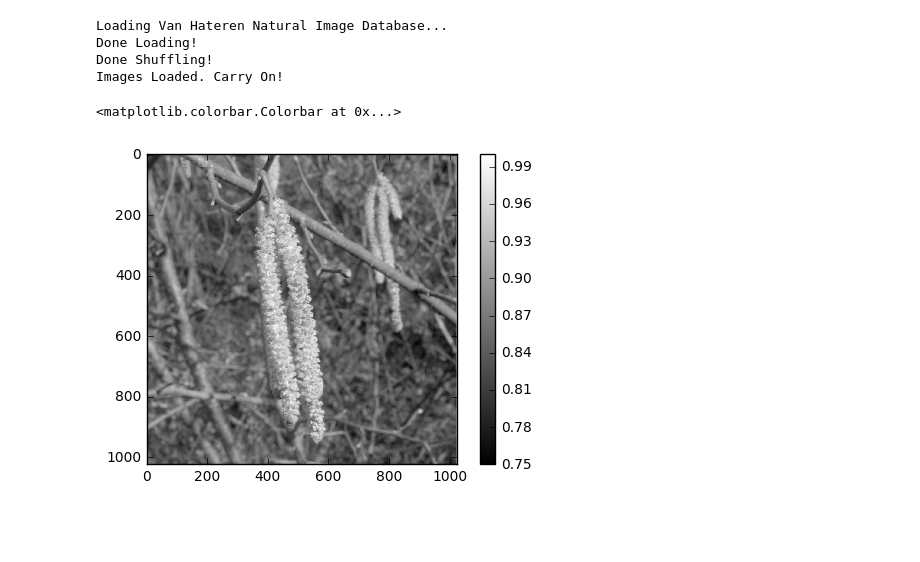
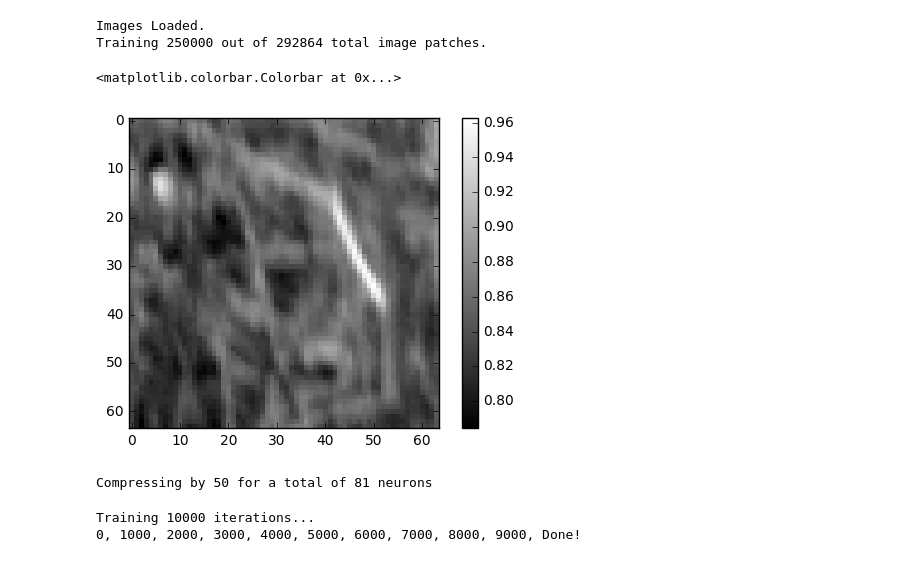
Before and after one commit to vdutell/NatVisAutoEncode, a Jupyter notebook: Image Autoencoder.ipynb, the cells around one changed output. Drawn from its saved outputs; the diff is of its cells as text; code cells hidden in the pictures; blank space fills up the shorter version.

Commit message:
fixed training sizes too large

```diff
--- a/Image Autoencoder.ipynb
+++ b/Image Autoencoder.ipynb
@@ -42,44 +34,43 @@ except NameError:
     vhims = imr.vanHateren(
         img_dir='../vanHaterenNaturalImages/VanHaterenNaturalImagesCurated.h5',
         #normalize = True
-        #patch_edge_size=patchsize
+        patch_edge_size=patchsize
         )
     print("Done Loading!")
-    #np.random.shuffle(vhims.images)
+    np.random.shuffle(vhims.images)
     print("Done Shuffling!")
 
-    ##reduce images so we only hold in memory the ones we're using
-    #vhims.images = vhims.images[0:npatchestotal]
-
-print("Images Loaded. Carry On!")
-
-#code to save if i had enough hd space. i shold buy a new computer.
-#f=open('../vanHaterenNaturalImages/vhnormpatches_{}.npy'.format(patchsize),'wb')
-#np.save(f,vhims)
-#f.close()
+print("Images Loaded.")
 
 #params of images
 imxlen = len(vhims.images[0,0,:])
 imylen = len(vhims.images[0,:,0])
+nimages = len(vhims.images[:,0,0])
 
-nneurons = np.int(imxlen*imylen/compression)
+nimstrained = batchsize * iterations
+
+if(nimstrained > nimages):
+    print('ERROR! Trying to train',nimstrained,'images, but we only have',nimages,'images!')
+else:
+    print('Training',nimstrained,'out of',nimages,'total image patches.')
 # %% [output]
-Loading Van Hateren Natural Image Database...
-Done Loading!
-Done Shuffling!
-Images Loaded. Carry On!
+Images Loaded.
+Training 250000 out of 292864 total image patches.
 # %%
 #show an example image
-plt.imshow(vhims.images[30],cmap='gray',interpolation='none')
+plt.imshow(vhims.images[3],cmap='gray',interpolation='none')
 plt.colorbar()
 # %% [output]
 <matplotlib.colorbar.Colorbar at 0x...>
-[figure, old version]
+[figure, new version]
 # %%
+nneurons = np.int(imxlen*imylen/compression)
+print('Compressing by',compression,'for a total of',nneurons,'neurons')
+
 #input image
 x = tf.placeholder(tf.float32, shape=(batchsize, imxlen*imylen),name='input_image')
 #output image
-xp = tf.placeholder(tf.float32, shape=(batchsize,imxlen*imylen),name='output_image')
+#xp = tf.placeholder(tf.float32, shape=(batchsize,imxlen*imylen),name='output_image')
 
 #noise
 nxc = noisexsigma**2
@@ -99,6 +90,8 @@ xp = tf.nn.tanh(tf.matmul(y,tf.transpose(win)))
 cost = tf.sqrt(tf.reduce_mean(tf.square(x-xp)))
 
 train_step = tf.train.GradientDescentOptimizer(learning_rate).minimize(cost)
+# %% [output]
+Compressing by 50 for a total of 81 neurons
 # %%
 #run it!
 #sess = tf.Session
@@ -115,37 +108,26 @@ with tf.Session() as sess:
 
     #train over niterations
     nits = iterations #full run
-    nits = testiterations #test run
 
     print('Training {} iterations...'.format(nits))
     for ii in range(nits):
-        if(ii%(int(nits/10))==0):
+        if(ii%(int((nits)/10))==0):
             print(str(ii)+', ',end="")
-        image = np.reshape(vhims.images[ii*batchsize:(1+ii)*batchsize,:,:],(batchsize,imxlen*imylen)).T.astype(np.float32)
+        image = np.reshape(vhims.images[ii*batchsize:(1+ii)*batchsize,:,:],(batchsize,imxlen*imylen)).astype(np.float32)
         #noise_input = np.random.normal(0,noisexsigma,[patchsize**2,batchsize]).astype(np.float32)*0.
         #noise_response = np.random.normal(0,noisersigma,[nneurons,batchsize]).astype(np.float32)*0.
         hist[0] = image
-        info = sess.run(information, feed_dict={x:image})
         sess.run(train_step, feed_dict={x:image})
 
         #save evolution of params
         objcost = sess.run(cost, feed_dict={x:image})
-        objective_evolution.append(objcost)
+        cost_evolution.append(objcost)
         weightsr = sess.run(win, feed_dict={x:image})
-        weights_evolution.append(np.std(weightsr))
-        #if ii%iterations == 0:
-            #pass
+        weights_evolution.append(np.mean(weightsr))
 
-    #print statements
-    #myweights = w.eval()
-    #print(myweights)
-    #myrlus = reluslope.eval()
-    #print(myrlus)
-    #myrluof = reluoff.e`val()
-    #print(myrluof)
-    #myrs = r.eval()
-    #print(myrs)
-    #myobjective = objective.eval()
-    #print(myobjective)
+
     weights = sess.run(win, feed_dict={x:image})
     print('Done!')
+# %% [output]
+Training 10000 iterations...
+0, 1000, 2000, 3000, 4000, 5000, 6000, 7000, 8000, 9000, Done!
```
Also changed, not shown: parts of 3 cells of this notebook.
